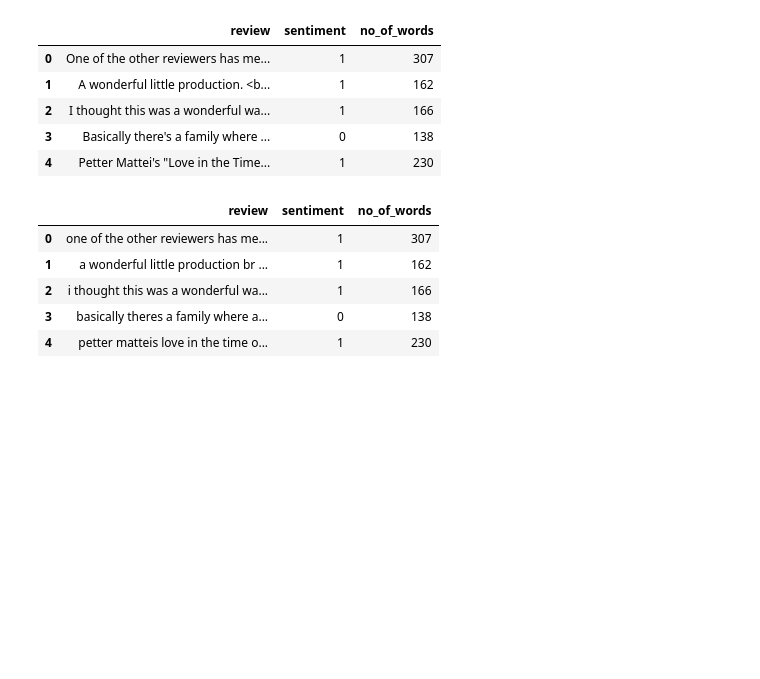
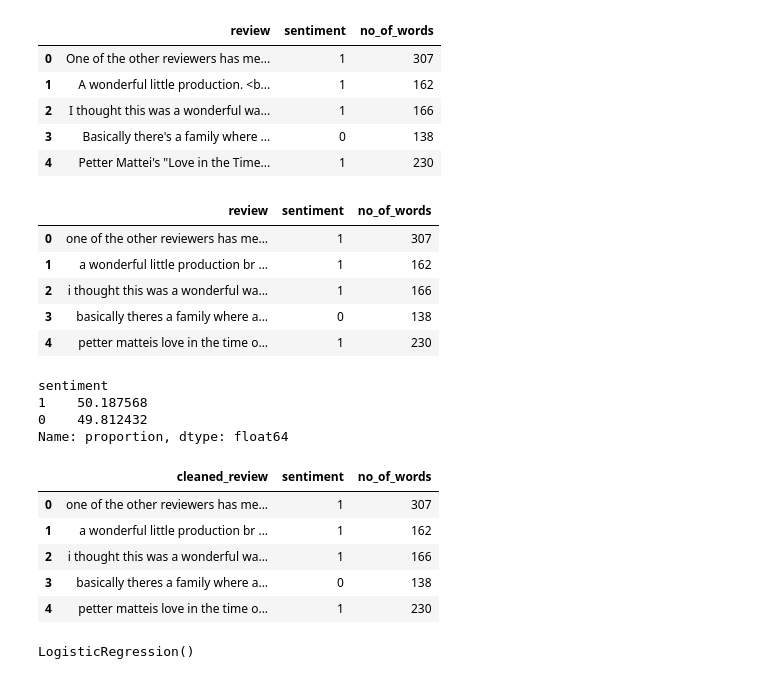
Before and after one commit to WorkingOnIT17/Sentimental-Analysis-IMDB-ML, a Jupyter notebook: notebook/sentimental.ipynb, the cells around one changed output. Cells and saved outputs as stored; diff of their text form; code cells hidden in the pictures; blank space fills up the shorter version.

```diff
--- a/notebook/sentimental.ipynb
+++ b/notebook/sentimental.ipynb
@@ -152,7 +156,7 @@ def preprocess_text(text):
     # Convert to lowercase
     text = text.lower()
     # Remove punctuation and special characters
-    text = re.sub(r'[^a-zA-Z0-9\s]', '', text)
+    text = re.sub(r'[^a-zA-Z\s]', '', text)
     # Remove extra whitespace
     text = re.sub(r'\s+', ' ', text).strip()
     # remove html tags
@@ -169,3 +173,21 @@ df.head()
 | 2 | i thought this was a wonderful wa... | 1 | 166 |
 | 3 | basically theres a family where a... | 0 | 138 |
 | 4 | petter matteis love in the time o... | 1 | 230 |
+# %%
+df["sentiment"].value_counts(normalize=True) * 100
+# %% [output]
+sentiment
+1    50.187568
+0    49.812432
+Name: proportion, dtype: float64
+# %%
+df.rename(columns = {"review":"cleaned_review"}, inplace = True)
+# %%
+df.head()
+# %% [output]
+|  | cleaned_review | sentiment | no_of_words |
+| 0 | one of the other reviewers has me... | 1 | 307 |
+| 1 | a wonderful little production br ... | 1 | 162 |
+| 2 | i thought this was a wonderful wa... | 1 | 166 |
+| 3 | basically theres a family where a... | 0 | 138 |
+| 4 | petter matteis love in the time o... | 1 | 230 |
@@ -171,0 +202,5 @@ df.head()
+# %%
+model = LogisticRegression()
+model.fit(X_train_tfidf,y_train)
+# %% [output]
+LogisticRegression()
```
Also changed, not shown: parts of 14 cells of this notebook.
